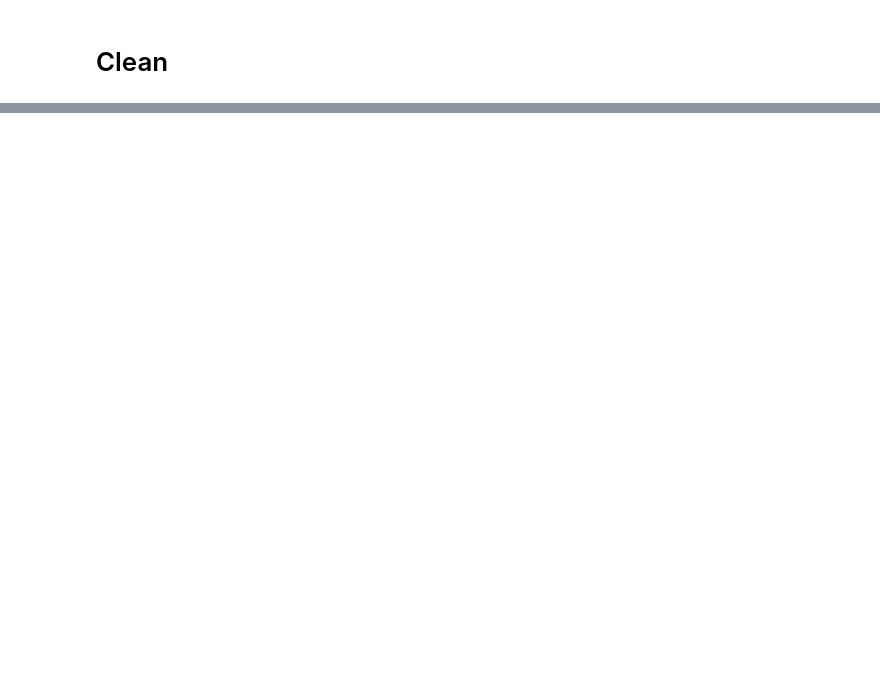
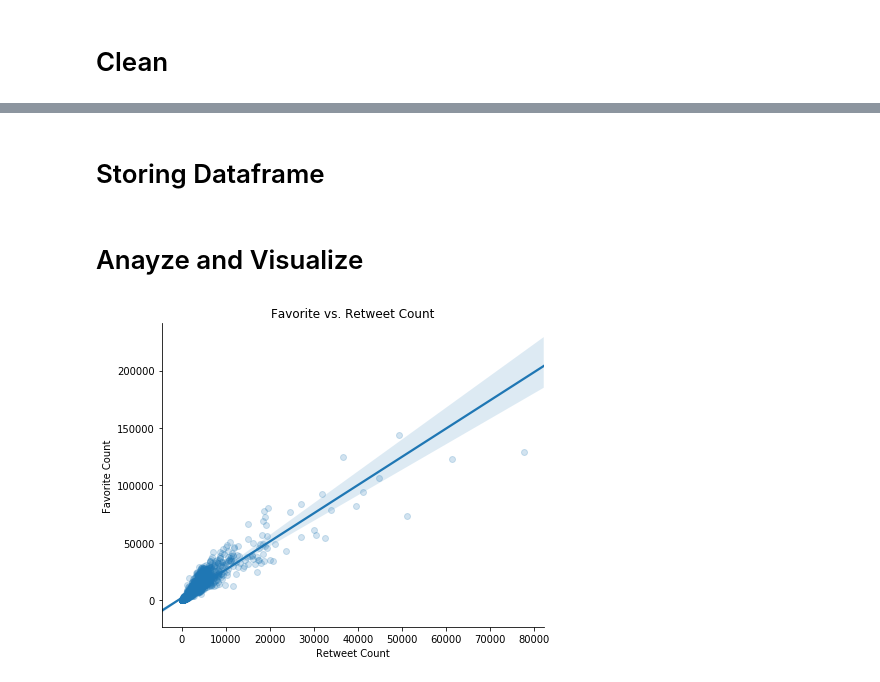
Before and after one commit to simonvlc/Coursera_Capstone, a Jupyter notebook: data_wrangling/wrangle_act.ipynb, the cells around one changed output, grey strips where cells are left out. Saved outputs shown, nothing was run; the diff lists cells and outputs as text; code cells hidden in the pictures; blank space fills up the shorter version.

```diff
--- a/data_wrangling/wrangle_act.ipynb
+++ b/data_wrangling/wrangle_act.ipynb
@@ -768,0 +927,7 @@ df_merged_dataframes.describe()
+# %%
+# Find all names that start with a lowercase letter
+lowercase_names = []
+for row in twitter['name']:
+    if row[0].islower() and row not in lowercase_names:
+        lowercase_names.append(row)
+print(lowercase_names)
@@ -768,0 +1009,7 @@ df_merged_dataframes.describe()
+# %%
+# Change contents of 'rating_numerator' based on info found in
+# preceeding 2 cells
+twitter.loc[ratings_with_decimals_index[0],'rating_numerator'] = float(ratings_with_decimals[0])
+twitter.loc[ratings_with_decimals_index[1],'rating_numerator'] = float(ratings_with_decimals[1])
+twitter.loc[ratings_with_decimals_index[2],'rating_numerator'] = float(ratings_with_decimals[2])
+twitter.loc[ratings_with_decimals_index[3],'rating_numerator'] = float(ratings_with_decimals[3])
@@ -768,0 +1048,3 @@ df_merged_dataframes.describe()
+# %%
+# Calulate the value of 'rating'
+twitter['rating'] = twitter['rating_numerator'] / twitter['rating_denominator']
@@ -768,0 +1079,13 @@ df_merged_dataframes.describe()
+# %%
+# Change some column names so they are shorter
+twitter.rename(columns={'rating_numerator': 'numerator',
+                        'rating_denominator': 'denominator'}, inplace=True)
+
+# Drop undesired columns to make dataframe easier to view
+twitter.drop(['in_reply_to_status_id',
+              'in_reply_to_user_id',
+              'source',
+              'img_num'], axis=1, inplace=True)
+
+# Allow all columns and text to be shown
+pd.set_option('display.max_columns', None)
@@ -768,0 +1101,2 @@ df_merged_dataframes.describe()
+# %% [markdown]
+# Storing Dataframe
@@ -768,0 +1106,15 @@ df_merged_dataframes.describe()
+# %% [markdown]
+# Anayze and Visualize
+# %%
+# Plot scatterplot of retweet vs favorite count
+sns.lmplot(x="retweet_count",
+           y="favorite_count",
+           data=twitter,
+           size = 5,
+           aspect=1.3,
+           scatter_kws={'alpha':1/5})
+plt.title('Favorite vs. Retweet Count')
+plt.xlabel('Retweet Count')
+plt.ylabel('Favorite Count');
+# %% [output]
+[figure, added]
```
Also changed, not shown: parts of 175 cells of this notebook.
